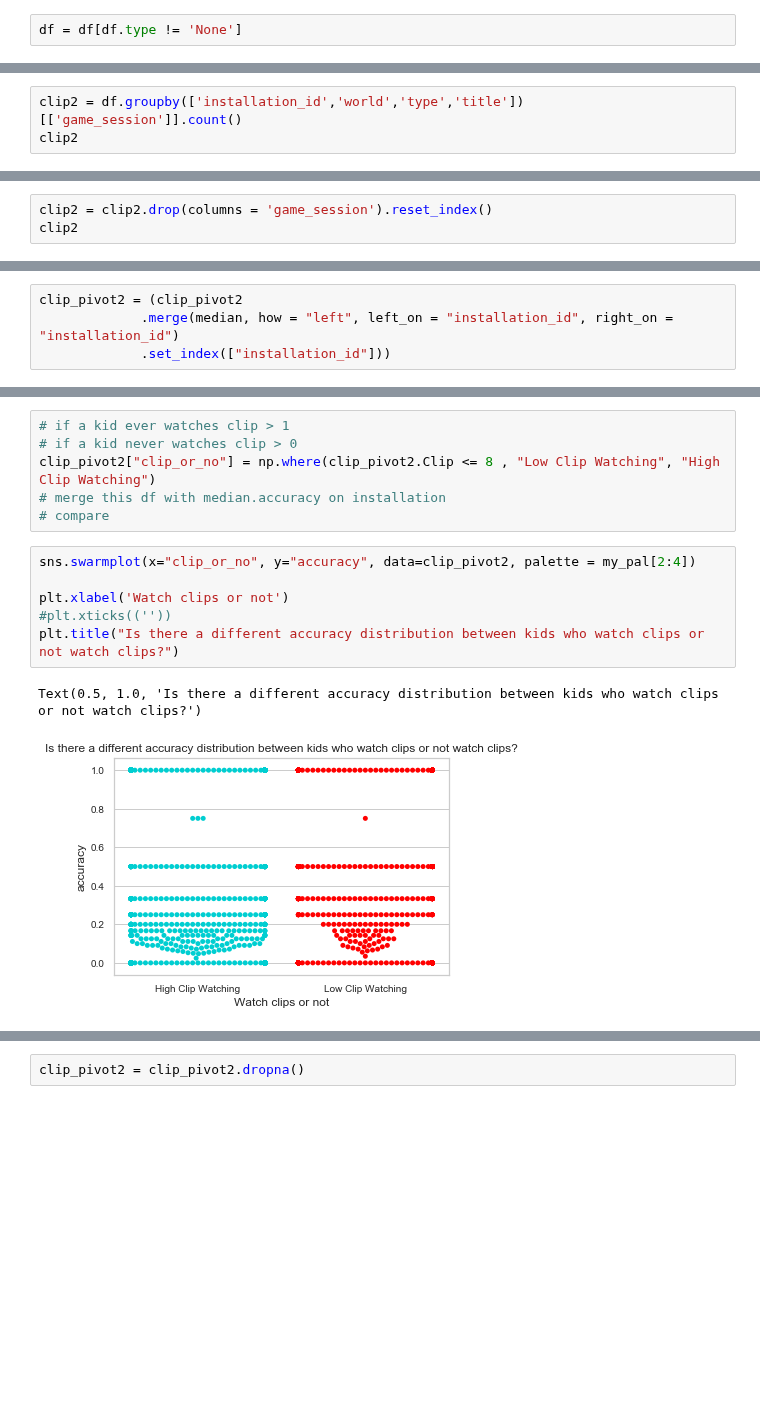
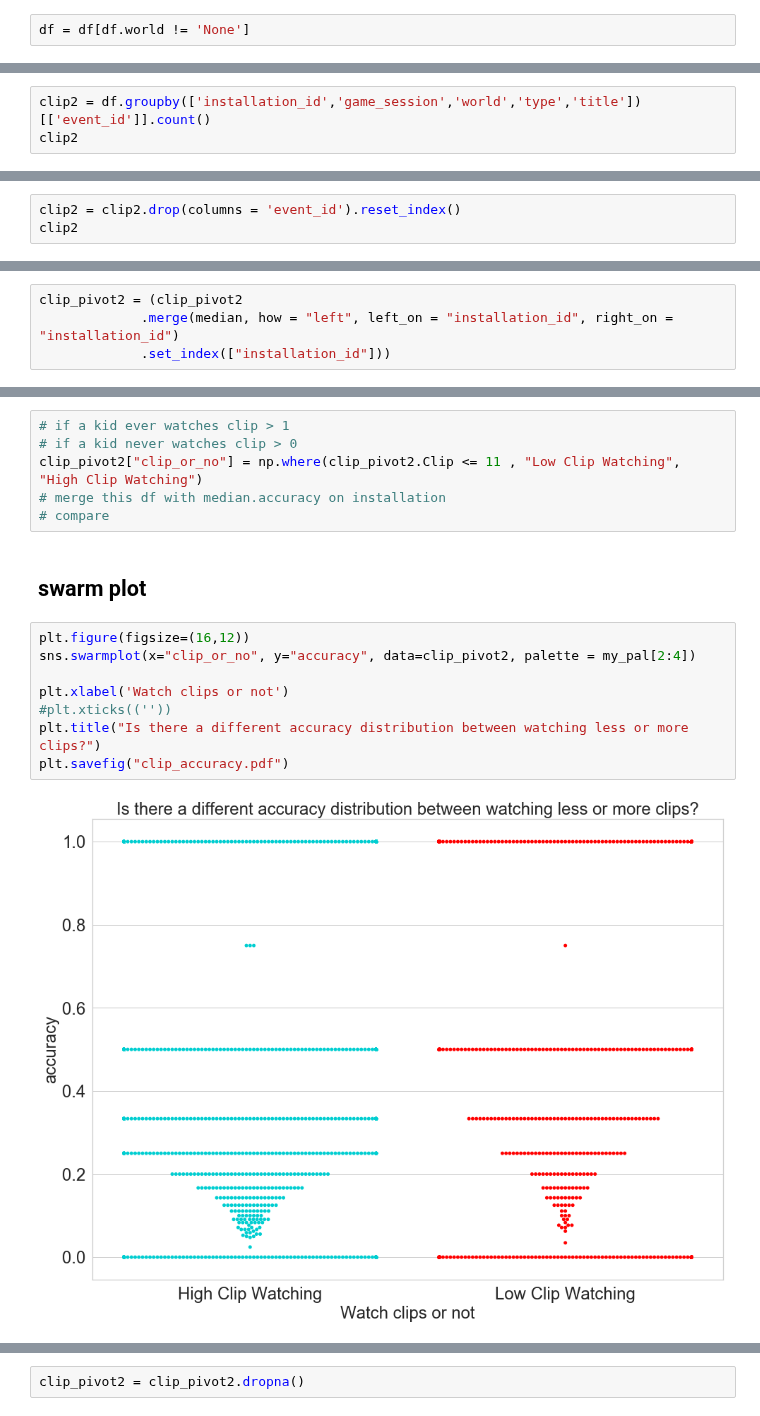
Before and after one commit to cats-in-the-hat/PBS-KIDS2, a Jupyter notebook: JQ_clean.ipynb, the cells around one changed output, grey strips where cells are left out. Cells and saved outputs as stored; diff of their text form; blank space fills up the shorter version.

```diff
--- a/JQ_clean.ipynb
+++ b/JQ_clean.ipynb
@@ -109,10 +124,10 @@ Name: world, Length: 120041, dtype: int64
 # %%
-df = df[df.type != 'None']
+df = df[df.world != 'None']
 # %%
 df.type.unique()
 # %% [output]
 array(['Clip', 'Activity', 'Game', 'Assessment'], dtype=object)
 # %%
-clip2 = df.groupby(['installation_id','world','type','title'])[['game_session']].count()
+clip2 = df.groupby(['installation_id','game_session','world','type','title'])[['event_id']].count()
 clip2
 # %% [output]
@@ -133,4 +148,4 @@ clip2
 # %%
-clip2 = clip2.drop(columns = 'game_session').reset_index()
+clip2 = clip2.drop(columns = 'event_id').reset_index()
 clip2
 # %% [output]
@@ -239,15 +298,18 @@ sns.distplot(clip_pivot2.Clip)
 # %%
 # if a kid ever watches clip > 1
 # if a kid never watches clip > 0
-clip_pivot2["clip_or_no"] = np.where(clip_pivot2.Clip <= 8 , "Low Clip Watching", "High Clip Watching")
+clip_pivot2["clip_or_no"] = np.where(clip_pivot2.Clip <= 11 , "Low Clip Watching", "High Clip Watching")
 # merge this df with median.accuracy on installation
 # compare
+# %% [markdown]
+## swarm plot
 # %%
+plt.figure(figsize=(16,12))
 sns.swarmplot(x="clip_or_no", y="accuracy", data=clip_pivot2, palette = my_pal[2:4])
 
 plt.xlabel('Watch clips or not')
 #plt.xticks((''))
-plt.title("Is there a different accuracy distribution between kids who watch clips or not watch clips?")
+plt.title("Is there a different accuracy distribution between watching less or more clips?")
+plt.savefig("clip_accuracy.pdf")
 # %% [output]
-Text(0.5, 1.0, 'Is there a different accuracy distribution between kids who watch clips or not watch clips?')
-[figure, old version]
+[figure, new version]
```
Also changed, not shown: parts of 50 cells of this notebook, 5 other files.
